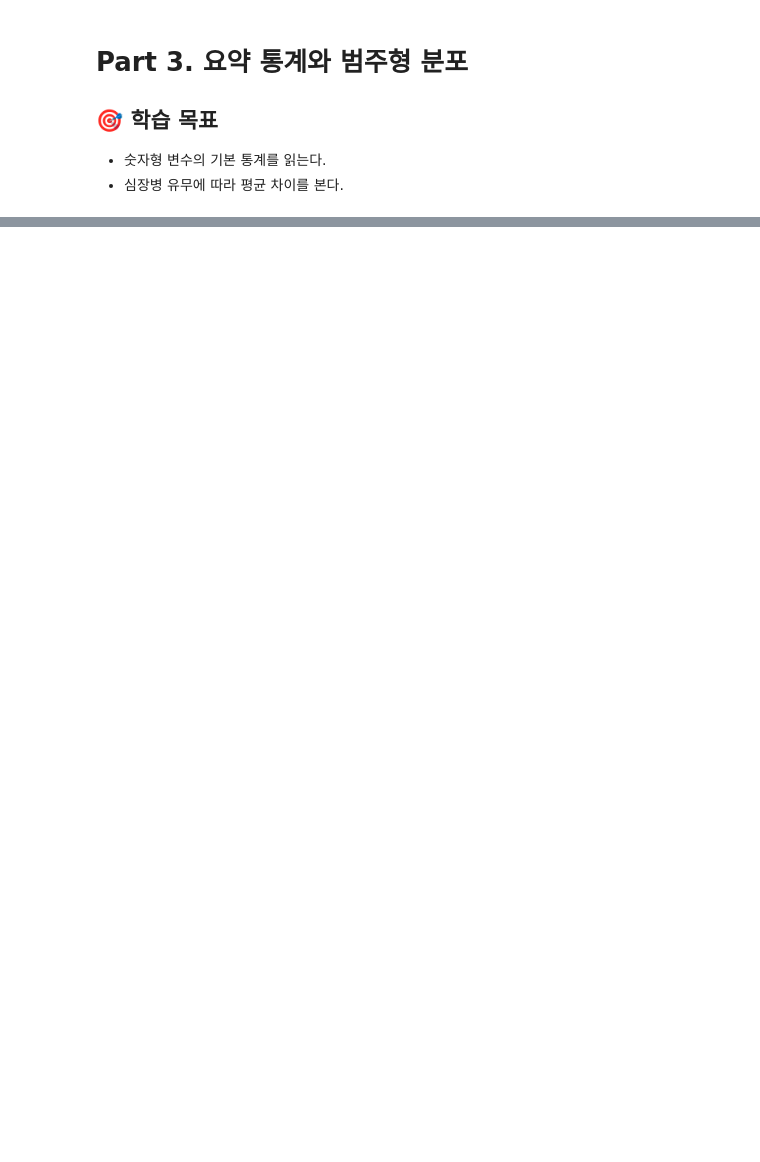
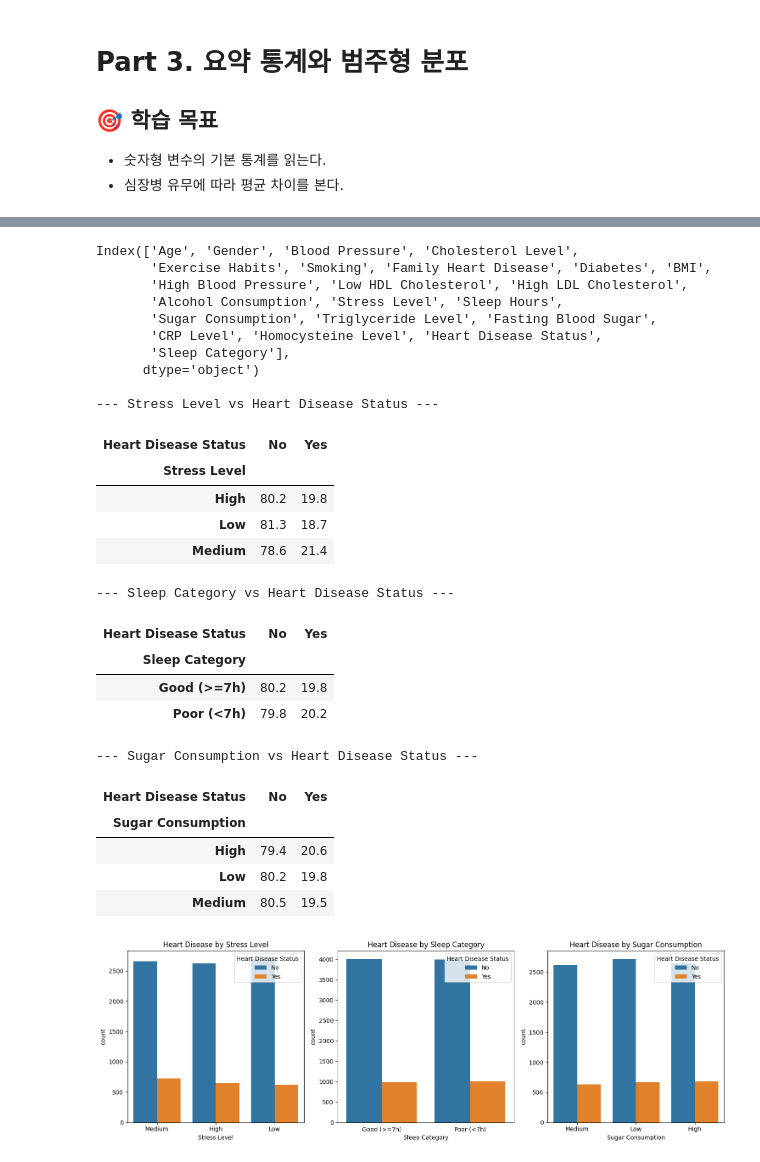
Before and after one commit to ChoYoungwon/Medical-Data-Analysis, a Jupyter notebook: 00-Data-Analysis/01_Pandas로_심혈관CSV_읽기.ipynb, the cells around one changed output, grey strips where cells are left out. Cells and saved outputs as stored; diff of their text form; code cells hidden in the pictures; blank space fills up the shorter version.

```diff
--- a/00-Data-Analysis/01_Pandas로_심혈관CSV_읽기.ipynb
+++ b/00-Data-Analysis/01_Pandas로_심혈관CSV_읽기.ipynb
@@ -175,0 +310,55 @@ pd.crosstab(df["Gender"], df["Heart Disease Status"])
+# %%
+import matplotlib.pyplot as plt
+import seaborn as sns
+import pandas as pd
+
+print(df.columns)
+
+df["Sleep Category"] = df['Sleep Hours'].apply(lambda x : 'Good (>=7h)' if x >= 7 else 'Poor (<7h)')
+
+analysis_cols = ['Stress Level', 'Sleep Category', 'Sugar Consumption']
+
+# 교차 분석
+for col in analysis_cols:
+  print(f"\n--- {col} vs Heart Disease Status ---")
+  ct = pd.crosstab(df[col], df['Heart Disease Status'], normalize='index') * 100
+  display(ct.round(1))
+
+print()
+# 시각화
+flg, axes = plt.subplots(1, 3, figsize=(15, 5))
+
+for i, col in enumerate(analysis_cols):
+  sns.countplot(data=df, x=col, hue='Heart Disease Status', ax=axes[i])
+  axes[i].set_title(f'Heart Disease by {col}')
+
+plt.tight_layout()
+plt.show()
+# %% [output]
+Index(['Age', 'Gender', 'Blood Pressure', 'Cholesterol Level',
+       'Exercise Habits', 'Smoking', 'Family Heart Disease', 'Diabetes', 'BMI',
+       'High Blood Pressure', 'Low HDL Cholesterol', 'High LDL Cholesterol',
+       'Alcohol Consumption', 'Stress Level', 'Sleep Hours',
+       'Sugar Consumption', 'Triglyceride Level', 'Fasting Blood Sugar',
+       'CRP Level', 'Homocysteine Level', 'Heart Disease Status',
+       'Sleep Category'],
+      dtype='object')
+
+--- Stress Level vs Heart Disease Status ---
+| Heart Disease Status | No | Yes |
+| Stress Level |  |  |
+| High | 80.2 | 19.8 |
+| Low | 81.3 | 18.7 |
+| Medium | 78.6 | 21.4 |
+--- Sleep Category vs Heart Disease Status ---
+| Heart Disease Status | No | Yes |
+| Sleep Category |  |  |
+| Good (>=7h) | 80.2 | 19.8 |
+| Poor (<7h) | 79.8 | 20.2 |
+--- Sugar Consumption vs Heart Disease Status ---
+| Heart Disease Status | No | Yes |
+| Sugar Consumption |  |  |
+| High | 79.4 | 20.6 |
+| Low | 80.2 | 19.8 |
+| Medium | 80.5 | 19.5 |
+[figure, added]
```
Also changed, not shown: parts of 20 cells of this notebook, 1 other file.
